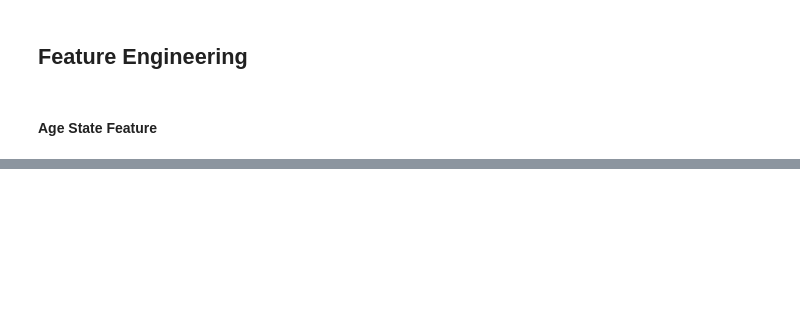
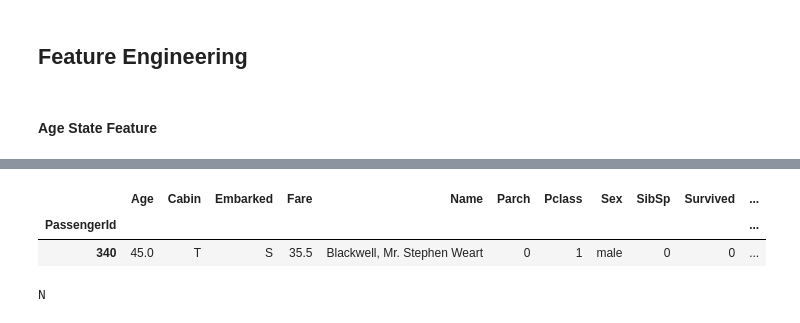
Before and after one commit to zeusari/Machine-Learning, a Jupyter notebook: notebooks/exploring-processing_data.ipynb, the cells around one changed output, grey strips where cells are left out. Drawn from its saved outputs; the diff is of its cells as text; code cells hidden in the pictures; blank space fills up the shorter version.

```diff
--- a/notebooks/exploring-processing_data.ipynb
+++ b/notebooks/exploring-processing_data.ipynb
@@ -779,0 +837,2 @@ df['Age_State'] = np.where(df['Age'] >= 18, 'Adults', 'Child')
+# %%
+df['IsMother'] = np.where(((df.Age > 18) & (df.Sex == 'female') & (df.Title != 'Miss') & (df.Parch > 0 )), 1,0)
@@ -779,0 +868,6 @@ df['Age_State'] = np.where(df['Age'] >= 18, 'Adults', 'Child')
+# %%
+df.loc[df.Cabin == 'T']
+# %% [output]
+|  | Age | Cabin | Embarked | Fare | Name | Parch | Pclass | Sex | SibSp | Survived | ... |
+| PassengerId |  |  |  |  |  |  |  |  |  |  | ... |
+| 340 | 45.0 | T | S | 35.5 | Blackwell, Mr. Stephen Weart | 0 | 1 | male | 0 | 0 | ... |
@@ -779,0 +877,8 @@ df['Age_State'] = np.where(df['Age'] >= 18, 'Adults', 'Child')
+# %%
+def getDeck(Cabin):
+    deck = np.where(pd.notnull(Cabin), str(Cabin)[0].upper(), 'Z')
+    return deck
+
+print(getDeck('NaN'))
+# %% [output]
+N
```
Also changed, not shown: parts of 30 cells of this notebook.
